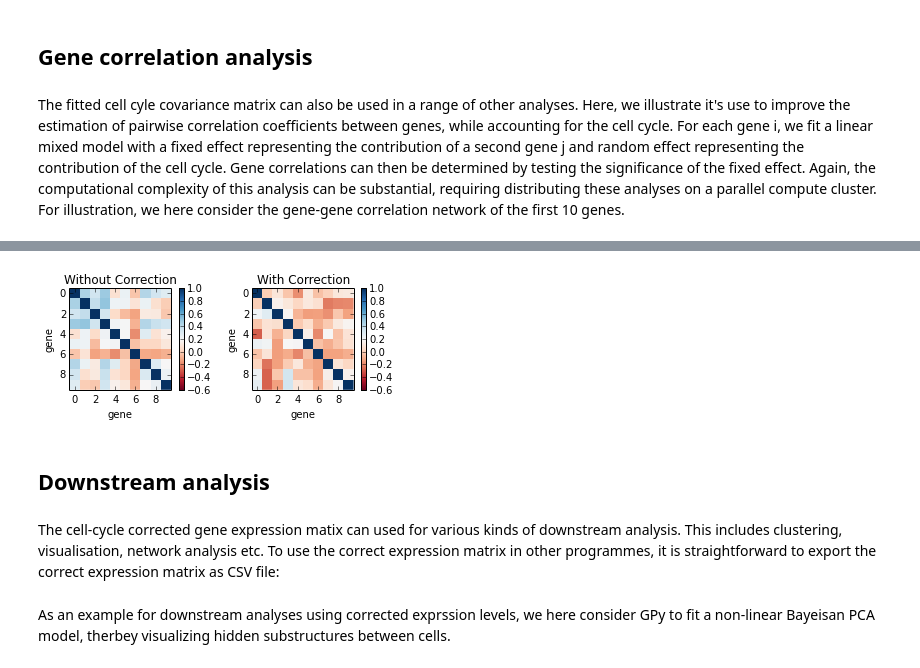
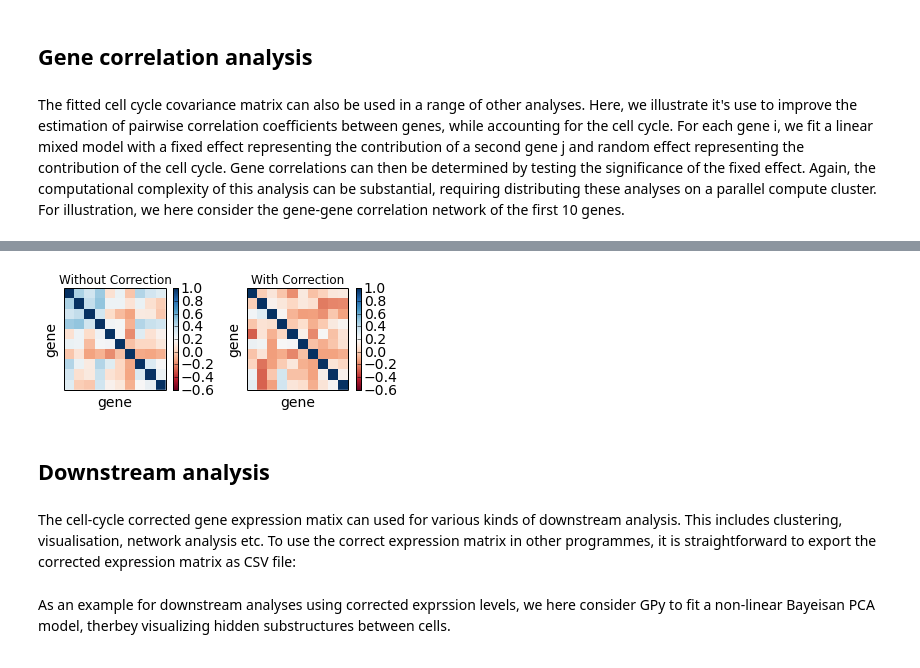
Before and after one commit to PMBio/scLVM, a Jupyter notebook: tutorials/tcell_demo.ipynb, the cells around one changed output, grey strips where cells are left out. Saved outputs shown, nothing was run; the diff lists cells and outputs as text; code cells hidden in the pictures.

```diff
--- a/tutorials/tcell_demo.ipynb
+++ b/tutorials/tcell_demo.ipynb
@@ -16,10 +16,12 @@ import pylab as PL
 from matplotlib import cm
 import h5py
 #adjust path
-sys.path.append('./..')
+scLVM_BASE = '/home/vagrant/scLVM/'
+sys.path.append(scLVM_BASE)
+sys.path.append( scLVM_BASE +'..')
 from scLVM import scLVM
-sys.path.append('../include')
-sys.path.append('../CFG')
+sys.path.append(scLVM_BASE + 'scLVM/utils') #this is not included in the github repo
+sys.path.append(scLVM_BASE +'CFG')
 from misc import *
 from barplot import *
 from default import *
@@ -36,7 +37,7 @@ First, the required data have to be loaded. These includes:
 * Heterogeneous genes (boolean vector): genes_geterogen
 * Cell cycle genes (vector of indices): cellcyclegenes_filter
 # %%
-data = './../data/Tcell/data_Tcells_normCounts.h5f'
+data = scLVM_BASE + 'data/Tcell/data_Tcells_normCounts.h5f'
 f = h5py.File(data,'r')
 Y = f['LogNcountsMmus'][:]                 # gene expression matrix
 tech_noise = f['LogVar_techMmus'][:]       # technical noise
@@ -58,13 +59,13 @@ Ycc = Y[:,idx_cell_cycle_noise_filtered]
 scLVM can now be fit using the cell cycle expression matrix. The user needs to define the number of latent factors to be fitted. Initially, we fit a model assuming a large numbers of factos:
 # %%
 k = 80                    # number of latent factors
-out_dir = './cache'       # folder where results are cached
+out_dir = scLVM_BASE + 'cache'       # folder where results are cached
 file_name = 'Kcc.hdf5'    # name of the cache file
 recalc = True             # recalculate X and Kconf
 use_ard = True            # use automatic relevance detection
 sclvm = scLVM(Y)
 #Fit model with 80 factors
-X_ARD,Kcc_ARD,varGPLVM_ARD = sclvm.fitGPLVM(idx=idx_cell_cycle_noise_filtered,k=k,out_dir='./cache',file_name=file_name,recalc=recalc, use_ard=use_ard)
+X_ARD,Kcc_ARD,varGPLVM_ARD = sclvm.fitGPLVM(idx=idx_cell_cycle_noise_filtered,k=k,out_dir=out_dir,file_name=file_name,recalc=recalc, use_ard=use_ard)
 # %% [markdown]
 In order to determine an appropriate number of hidden factors, it is instructive to visualize the variance contributions of the individual latent factors.
 # %%
@@ -157,7 +158,7 @@ var_plot(var_filtered,H2,CFG['var_comp_fields'][SP.array([0,1,2])],filename='./c
 # %% [markdown]
 ## Gene correlation analysis
 # %% [markdown]
-The fitted cell cyle covariance matrix can also be used in a range of other analyses. Here, we illustrate it's use to improve the estimation of pairwise correlation coefficients between genes, while accounting for the cell cycle.
+The fitted cell cycle covariance matrix can also be used in a range of other analyses. Here, we illustrate it's use to improve the estimation of pairwise correlation coefficients between genes, while accounting for the cell cycle.
 For each gene i, we fit a linear mixed model with a fixed effect representing the contribution of a second gene j and random effect representing the contribution of the cell cycle. Gene correlations can then be determined by testing the significance of the fixed effect. Again, the computational complexity of this analysis can be substantial, requiring distributing these analyses on a parallel compute cluster. For illustration, we here consider the gene-gene correlation network of the first 10 genes.
 # %%
 i0 = 0     # gene from which the analysis starts
@@ -168,14 +169,14 @@ pv0,beta0,info0 = sclvm.fitLMM(K=None,i0=i0,i1=i1,verbose=False)
 # fit lmm with correction
 pv1,beta1,info1 = sclvm.fitLMM(K=Kcc,i0=i0,i1=i1,verbose=False)
 # %%
-PL.subplot(2,2,1)
+plt=PL.subplot(2,2,1)
 PL.title('Without Correction')
 p=PL.imshow(beta0[:,i0:i1],cmap=cm.RdBu,vmin=-0.6,vmax=+1,interpolation='None')
 PL.colorbar()
 plt.set_xticks([])
 plt.set_yticks([])
 PL.xlabel('gene'),PL.ylabel('gene')
-PL.subplot(2,2,2)
+plt=PL.subplot(2,2,2)
 PL.title('With Correction')
 p=PL.imshow(beta1[:,i0:i1],cmap=cm.RdBu,vmin=-0.6,vmax=+1,interpolation='None')
 PL.colorbar()
@@ -187,8 +189,8 @@ PL.xlabel('gene'),PL.ylabel('gene')
-[figure, old version]
+[figure, new version]
 # %% [markdown]
 ## Downstream analysis
 # %% [markdown]
-The cell-cycle corrected gene expression matix can used for various kinds of downstream analysis. This includes clustering, visualisation, network analysis etc. To use the correct expression matrix in other programmes, it is straightforward to export the correct expression matrix as CSV file:
+The cell-cycle corrected gene expression matix can used for various kinds of downstream analysis. This includes clustering, visualisation, network analysis etc. To use the correct expression matrix in other programmes, it is straightforward to export the corrected expression matrix as CSV file:
 # %%
 SP.savetxt('Ycorr.txt',Ycorr)
 # %% [markdown]
```
Also changed, not shown: parts of 13 cells of this notebook.
